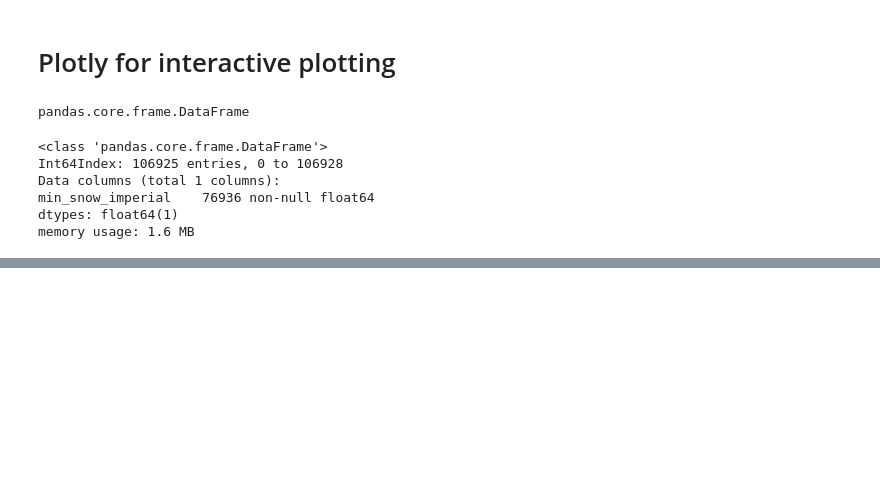
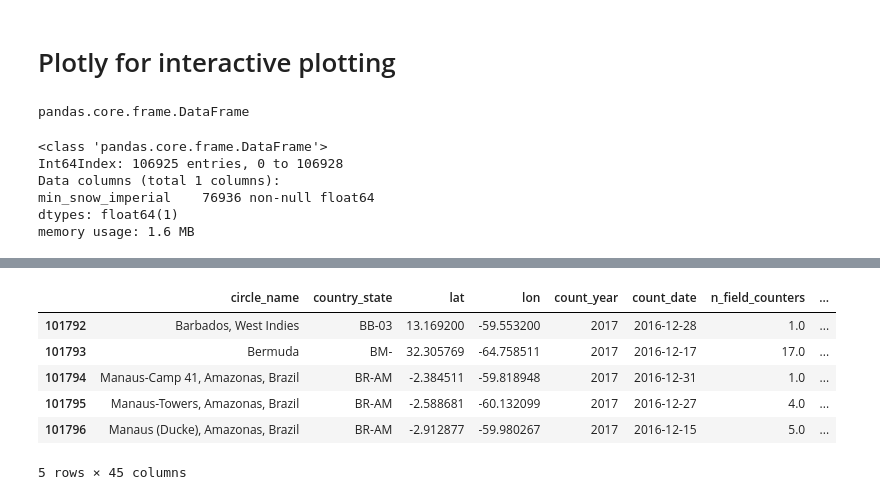
Before and after one commit to DataKind-DC/audubon-cbc, a Jupyter notebook: audubon playing with plotly .ipynb, the cells around one changed output, grey strips where cells are left out. Saved outputs shown, nothing was run; the diff lists cells and outputs as text; code cells hidden in the pictures; blank space fills up the shorter version.

```diff
--- a/audubon playing with plotly .ipynb
+++ b/audubon playing with plotly .ipynb
@@ -825,0 +808,10 @@ df.info()
+# %%
+df_sub.head()
+# %% [output]
+|  | circle_name | country_state | lat | lon | count_year | count_date | n_field_counters | ... |
+| 101792 | Barbados, West Indies | BB-03 | 13.169200 | -59.553200 | 2017 | 2016-12-28 | 1.0 | ... |
+| 101793 | Bermuda | BM- | 32.305769 | -64.758511 | 2017 | 2016-12-17 | 17.0 | ... |
+| 101794 | Manaus-Camp 41, Amazonas, Brazil | BR-AM | -2.384511 | -59.818948 | 2017 | 2016-12-31 | 1.0 | ... |
+| 101795 | Manaus-Towers, Amazonas, Brazil | BR-AM | -2.588681 | -60.132099 | 2017 | 2016-12-27 | 4.0 | ... |
+| 101796 | Manaus (Ducke), Amazonas, Brazil | BR-AM | -2.912877 | -59.980267 | 2017 | 2016-12-15 | 5.0 | ... |
+5 rows × 45 columns
```
Also changed, not shown: parts of 11 cells of this notebook.
